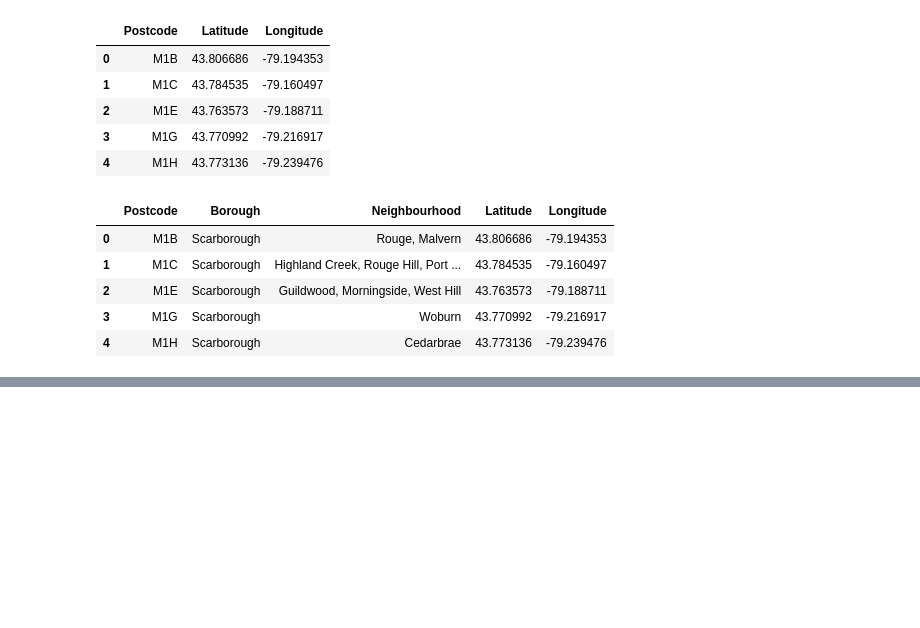
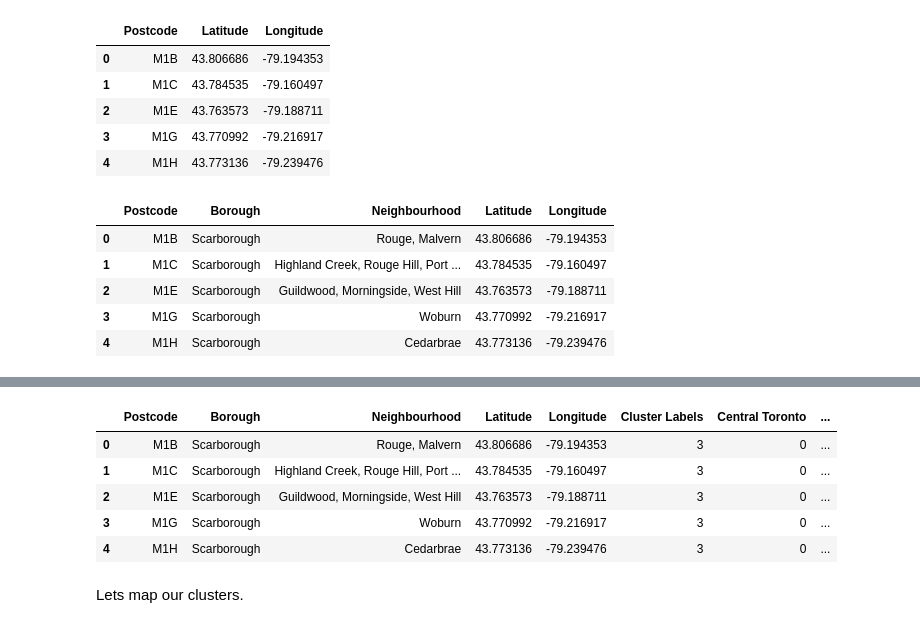
Before and after one commit to balochfarhad/Capstone, a Jupyter notebook: Segmentation_Capstone assignment.ipynb, the cells around one changed output, grey strips where cells are left out. Drawn from its saved outputs; the diff is of its cells as text; code cells hidden in the pictures; blank space fills up the shorter version.

```diff
--- a/Segmentation_Capstone assignment.ipynb
+++ b/Segmentation_Capstone assignment.ipynb
@@ -90,0 +161,4 @@ df.head()
+# %%
+kclusters = 4
+
+kmeans = KMeans(n_clusters=kclusters, random_state=0).fit(ohe_cluster)
@@ -90,0 +169,17 @@ df.head()
+# %%
+new_df = df
+# %%
+df_grouped.insert(0, 'Cluster Labels', kmeans.labels_)
+# %%
+new_df = new_df.join(df_grouped.set_index('Neighbourhood'), on='Neighbourhood')
+
+new_df.head()
+# %% [output]
+|  | Postcode | Borough | Neighbourhood | Latitude | Longitude | Cluster Labels | Central Toronto | ... |
+| 0 | M1B | Scarborough | Rouge, Malvern | 43.806686 | -79.194353 | 3 | 0 | ... |
+| 1 | M1C | Scarborough | Highland Creek, Rouge Hill, Port ... | 43.784535 | -79.160497 | 3 | 0 | ... |
+| 2 | M1E | Scarborough | Guildwood, Morningside, West Hill | 43.763573 | -79.188711 | 3 | 0 | ... |
+| 3 | M1G | Scarborough | Woburn | 43.770992 | -79.216917 | 3 | 0 | ... |
+| 4 | M1H | Scarborough | Cedarbrae | 43.773136 | -79.239476 | 3 | 0 | ... |
+# %% [markdown]
+Lets map our clusters.
```
Also changed, not shown: parts of 15 cells of this notebook.
